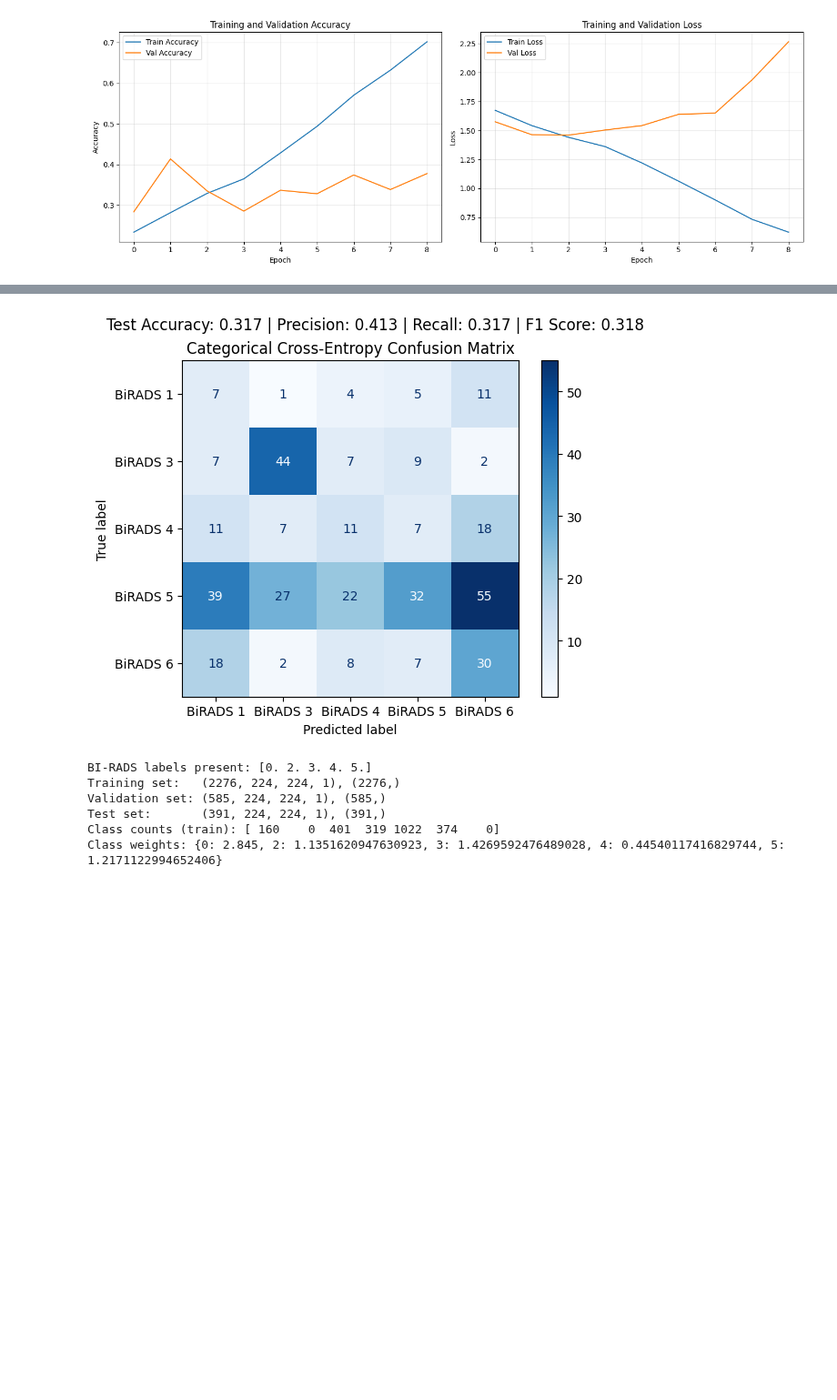
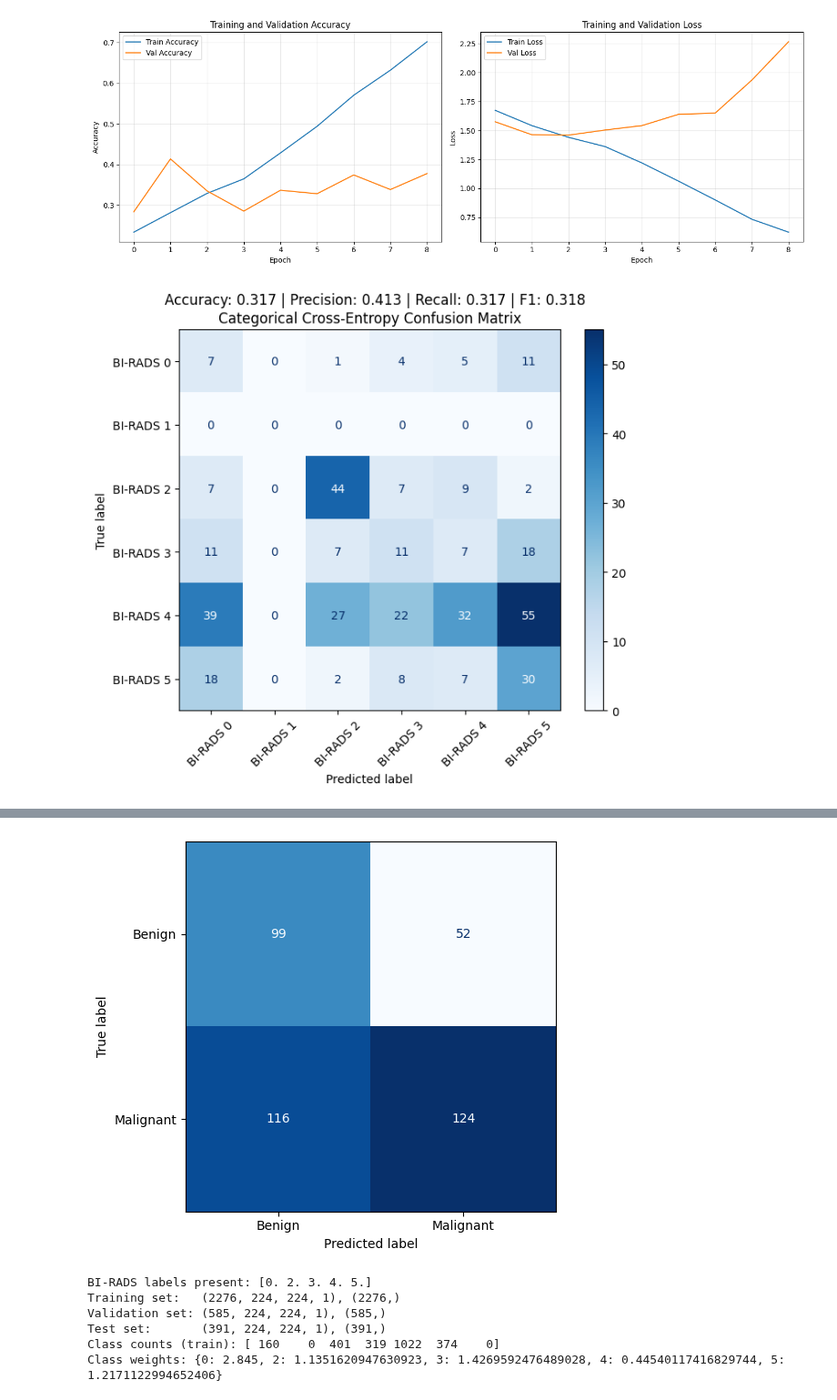
Before and after one commit to mmshakourig/mammolesionoscopy, a Jupyter notebook: notebook.ipynb, the cells around one changed output, grey strips where cells are left out. Shown at 91% size. Drawn from its saved outputs; the diff is of its cells as text; code cells hidden in the pictures; blank space fills up the shorter version.

```diff
--- a/notebook.ipynb
+++ b/notebook.ipynb
@@ -538,21 +538,53 @@ plt.show()
 # %% [output]
 [figure]
 # %%
+from sklearn.metrics import ConfusionMatrixDisplay, confusion_matrix, accuracy_score, f1_score, precision_score, recall_score
+# Predictions for sparse-categorical BI-RADS CNN
+y_pred_prob = birad_cnn.predict(X_test, verbose=0)
+y_pred_cls = np.argmax(y_pred_prob, axis=1).astype(int)
 
-# plt.figure(figsize=(6,7))
-from sklearn.metrics import ConfusionMatrixDisplay, confusion_matrix, accuracy_score, f1_score, precision_score, recall_score
-y_pred_prob = birad_cnn.predict(X_test)
-y_pred = np.argmax(y_pred_prob, axis=1)
-cm = confusion_matrix(y_test, y_pred)
-disp = ConfusionMatrixDisplay(confusion_matrix=cm, display_labels=['BiRADS 1', 'BiRADS 3', 'BiRADS 4', 'BiRADS 5', 'BiRADS 6'])
-disp.plot(cmap="Blues")
-plt.title("Confusion Matrix")
-# also display the accuracy, precision, recall, and f1 score in the subtitle
-acc = accuracy_score(y_test, y_pred)
-prec = precision_score(y_test, y_pred, average='weighted')
-rec = recall_score(y_test, y_pred, average='weighted')
-f1 = f1_score(y_test, y_pred, average='weighted')
-plt.title("Categorical Cross-Entropy Confusion Matrix")
-plt.suptitle(f"Test Accuracy: {acc:.3f} | Precision: {prec:.3f} | Recall: {rec:.3f} | F1 Score: {f1:.3f}")
+# True classes (supports sparse labels; handles one-hot if present)
+y_true_arr = np.asarray(y_test)
+if y_true_arr.ndim > 1 and y_true_arr.shape[1] > 1:
+    y_true_cls = np.argmax(y_true_arr, axis=1).astype(int)
+else:
+    y_true_cls = y_true_arr.reshape(-1).astype(int)
+
+y_true_cls = np.clip(y_true_cls, 0, 5)
+y_pred_cls = np.clip(y_pred_cls, 0, 5)
+
+# Multi-class confusion matrix with BI-RADS 0..5 included
+labels = [0, 1, 2, 3, 4, 5]
+cm = confusion_matrix(y_true_cls, y_pred_cls, labels=labels)
+
+fig, ax = plt.subplots(figsize=(7, 6))
+disp = ConfusionMatrixDisplay(
+    confusion_matrix=cm,
+    display_labels=[f"BI-RADS {i}" for i in labels]
+)
+disp.plot(cmap="Blues", ax=ax, colorbar=True, xticks_rotation=45)
+acc = accuracy_score(y_true_cls, y_pred_cls)
+prec = precision_score(y_true_cls, y_pred_cls, average="weighted", zero_division=0)
+rec = recall_score(y_true_cls, y_pred_cls, average="weighted", zero_division=0)
+f1 = f1_score(y_true_cls, y_pred_cls, average="weighted", zero_division=0)
+
+ax.set_title("Categorical Cross-Entropy Confusion Matrix")
+plt.suptitle(f"Accuracy: {acc:.3f} | Precision: {prec:.3f} | Recall: {rec:.3f} | F1: {f1:.3f}")
+plt.tight_layout()
 plt.show()
+
+# Binary confusion matrix: BI-RADS 0-3 = benign, 4-5 = malignant
+y_true_bin = (y_true_cls >= 4).astype(int)
+y_pred_bin = (y_pred_cls >= 4).astype(int)
+
+cm_bin = confusion_matrix(y_true_bin, y_pred_bin, labels=[0, 1])
+
+plt.figure()
+disp = ConfusionMatrixDisplay(confusion_matrix=cm_bin, display_labels=["Benign", "Malignant"])
+disp.plot(cmap="Blues", colorbar=False)
+
+ax.set_title("Benign vs Malignant Confusion Matrix")
+plt.tight_layout()
+plt.show()
 # %% [output]
+[figure, new version]
@@ -560,4 +592,4 @@ plt.show()
-[figure, old version]
+[figure, added]
 # %%
 # BI-RADS continuous-output training (regression-style)
 
```
Also changed, not shown: parts of 3 cells of this notebook, 2 other files.
